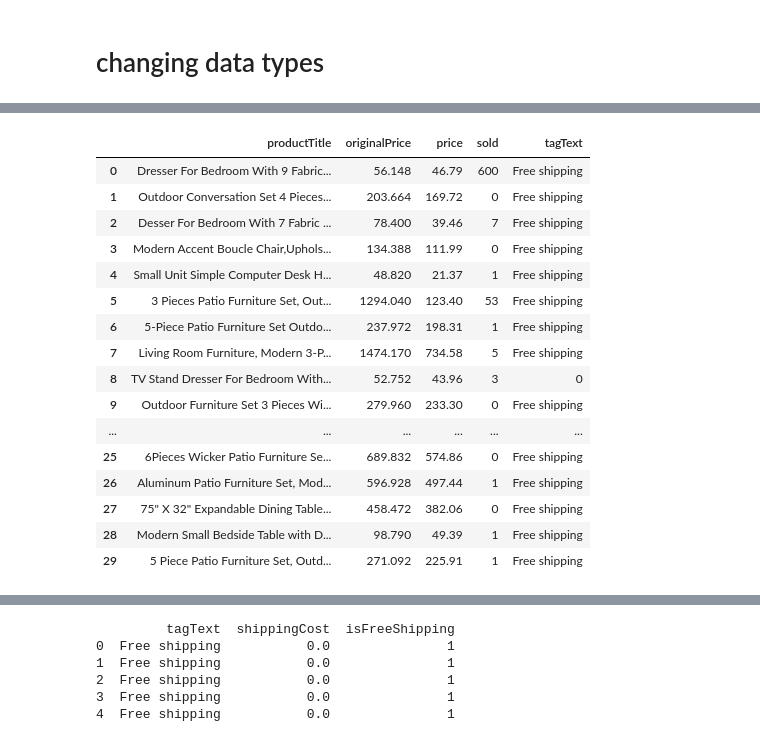
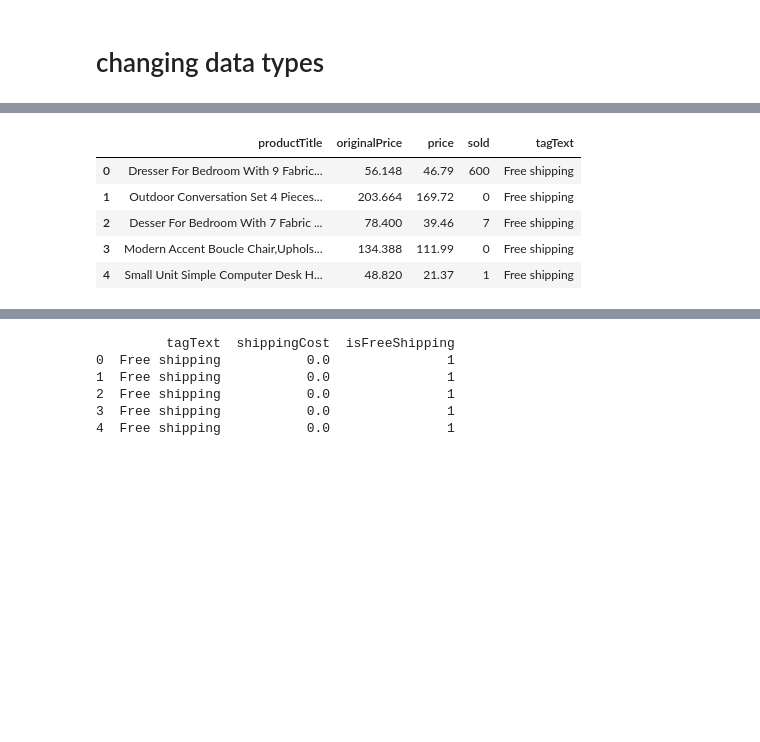
Before and after one commit to shuklagarima29/e-commerce-project, a Jupyter notebook: e-commerce.ipynb, the cells around one changed output, grey strips where cells are left out. Drawn from its saved outputs; the diff is of its cells as text; code cells hidden in the pictures; blank space fills up the shorter version.

```diff
--- a/e-commerce.ipynb
+++ b/e-commerce.ipynb
@@ -146,21 +107,11 @@ df1.head(30)
 # %%
+# Filling Original Price column by assuming 20% of Price column
 df1['originalPrice'] = df1['originalPrice'].fillna(df1['price'] * 1.2)
-df1.head(30)
+df1.head(5)
 # %% [output]
 |  | productTitle | originalPrice | price | sold | tagText |
 | 0 | Dresser For Bedroom With 9 Fabric... | 56.148 | 46.79 | 600 | Free shipping |
 | 1 | Outdoor Conversation Set 4 Pieces... | 203.664 | 169.72 | 0 | Free shipping |
 | 2 | Desser For Bedroom With 7 Fabric ... | 78.400 | 39.46 | 7 | Free shipping |
 | 3 | Modern Accent Boucle Chair,Uphols... | 134.388 | 111.99 | 0 | Free shipping |
 | 4 | Small Unit Simple Computer Desk H... | 48.820 | 21.37 | 1 | Free shipping |
-| 5 | 3 Pieces Patio Furniture Set, Out... | 1294.040 | 123.40 | 53 | Free shipping |
-| 6 | 5-Piece Patio Furniture Set Outdo... | 237.972 | 198.31 | 1 | Free shipping |
-| 7 | Living Room Furniture, Modern 3-P... | 1474.170 | 734.58 | 5 | Free shipping |
-| 8 | TV Stand Dresser For Bedroom With... | 52.752 | 43.96 | 3 | 0 |
-| 9 | Outdoor Furniture Set 3 Pieces Wi... | 279.960 | 233.30 | 0 | Free shipping |
-| ... | ... | ... | ... | ... | ... |
-| 25 | 6Pieces Wicker Patio Furniture Se... | 689.832 | 574.86 | 0 | Free shipping |
-| 26 | Aluminum Patio Furniture Set, Mod... | 596.928 | 497.44 | 1 | Free shipping |
-| 27 | 75" X 32" Expandable Dining Table... | 458.472 | 382.06 | 0 | Free shipping |
-| 28 | Modern Small Bedside Table with D... | 98.790 | 49.39 | 1 | Free shipping |
-| 29 | 5 Piece Patio Furniture Set, Outd... | 271.092 | 225.91 | 1 | Free shipping |
```
Also changed, not shown: parts of 23 cells of this notebook.
